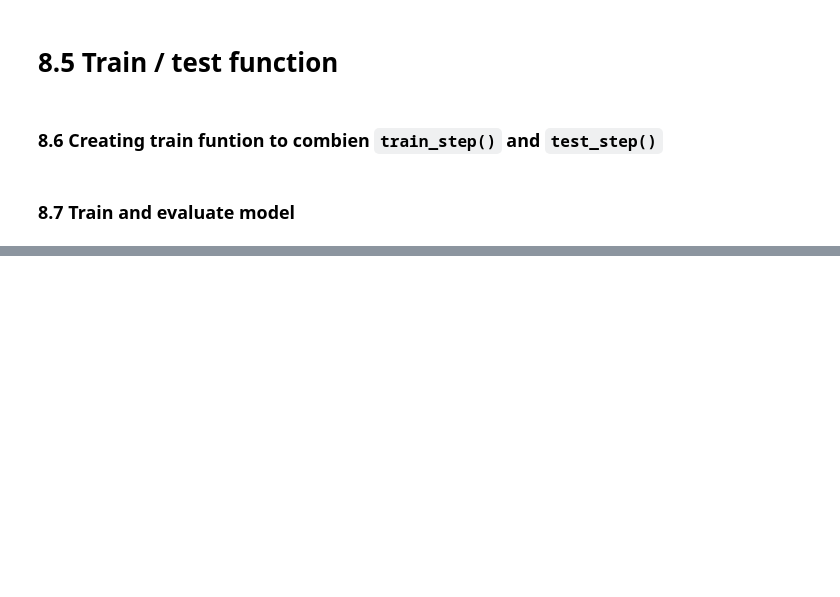
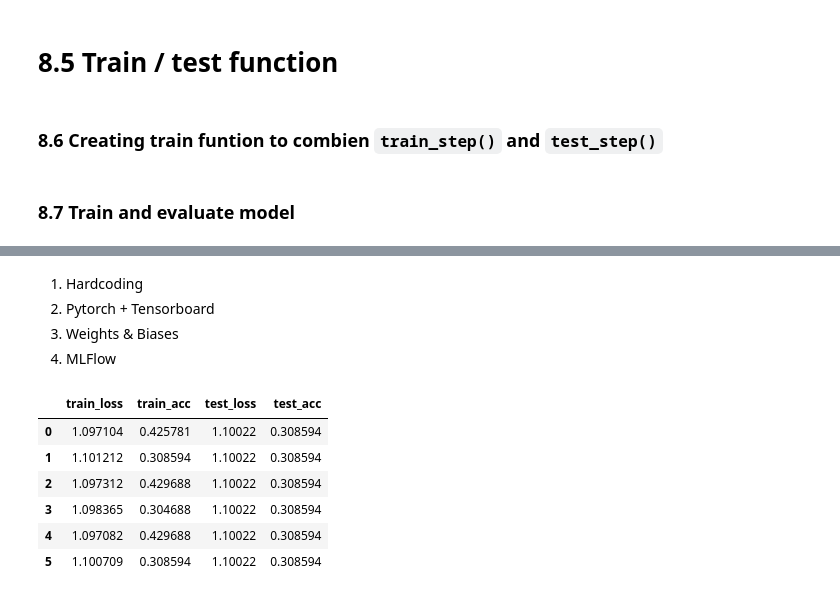
Before and after one commit to fxop0218/Tutorial-PyTorchForBeginners, a Jupyter notebook: 05_custom_dataset_pytorch_beginners.ipynb, the cells around one changed output, grey strips where cells are left out. Saved outputs shown, nothing was run; the diff lists cells and outputs as text; code cells hidden in the pictures; blank space fills up the shorter version.

```diff
--- a/05_custom_dataset_pytorch_beginners.ipynb
+++ b/05_custom_dataset_pytorch_beginners.ipynb
@@ -1012,0 +1123,19 @@ plot_loss_curves(model_v1_res)
+# %% [markdown]
+1. Hardcoding
+2. Pytorch + Tensorboard
+3. Weights & Biases
+4. MLFlow
+# %%
+import pandas as pd
+
+model_v1_df = pd.DataFrame(model_v1_res)
+model_v2_df = pd.DataFrame(model_v2_res)
+model_v2_df
+# %% [output]
+|  | train_loss | train_acc | test_loss | test_acc |
+| 0 | 1.097104 | 0.425781 | 1.10022 | 0.308594 |
+| 1 | 1.101212 | 0.308594 | 1.10022 | 0.308594 |
+| 2 | 1.097312 | 0.429688 | 1.10022 | 0.308594 |
+| 3 | 1.098365 | 0.304688 | 1.10022 | 0.308594 |
+| 4 | 1.097082 | 0.429688 | 1.10022 | 0.308594 |
+| 5 | 1.100709 | 0.308594 | 1.10022 | 0.308594 |
```
Also changed, not shown: parts of 40 cells of this notebook.
